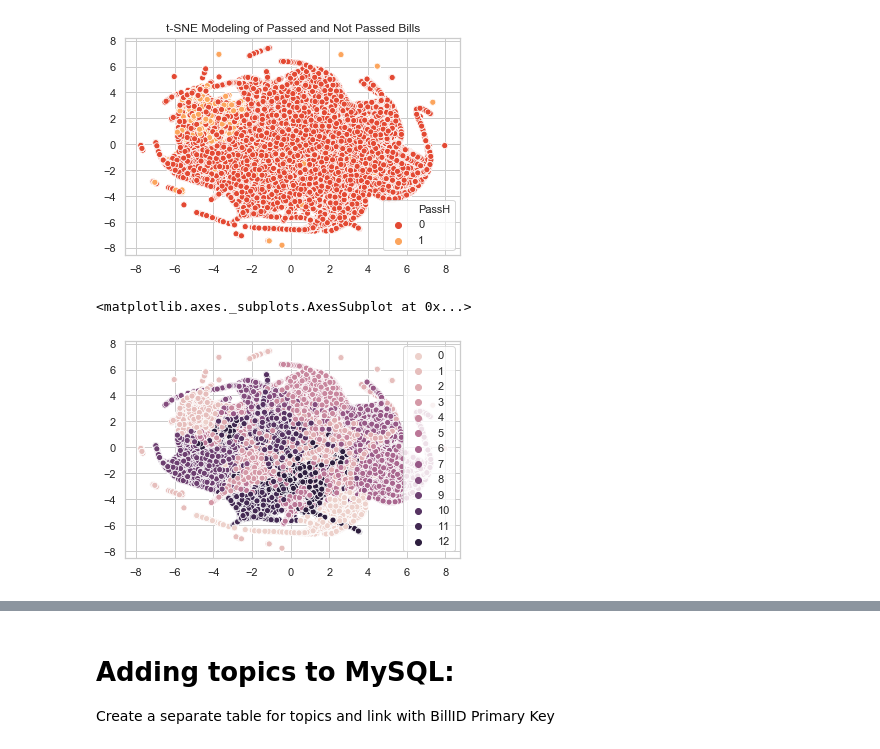
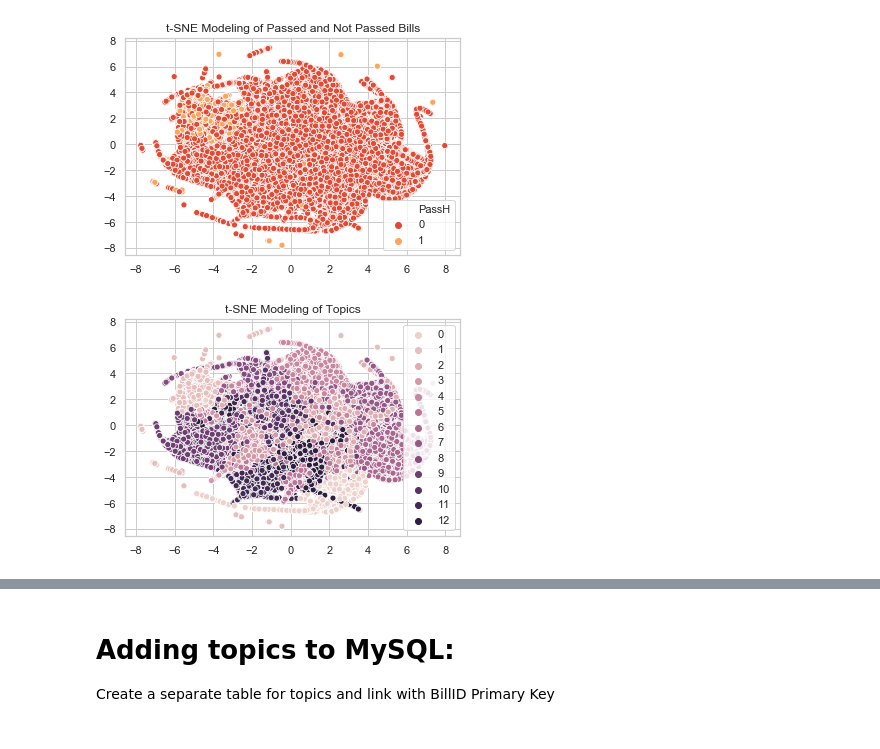
Before and after one commit to mellymillionz/Congressional_Bill_Passage_Analysis, a Jupyter notebook: Completed_LDA_Topics.ipynb, the cells around one changed output, grey strips where cells are left out. Cells and saved outputs as stored; diff of their text form; code cells hidden in the pictures.

Commit message:
further topic visuals

```diff
--- a/Completed_LDA_Topics.ipynb
+++ b/Completed_LDA_Topics.ipynb
@@ -671,7 +673,7 @@ The goal is to take a set of points in a high-dimensional space and find a faith
 # %%
 from sklearn.manifold import TSNE
 # time_start = time.time()
-tsne = TSNE(n_components=2, verbose=1, perplexity=40, n_iter=300, random_state=2)
+tsne = TSNE(n_components=2, verbose=1, perplexity=30, n_iter=300, random_state=2)
 X_embedded = tsne.fit_transform(lda_output)
 # print('t-SNE done! Time elapsed: {} seconds'.format(time.time()-time_start))
 # %% [output]
@@ -707,13 +709,15 @@ plt.savefig('tsne_passh.png')
 # %%
 import seaborn as sns
 from matplotlib import pyplot as plt
 sns.set_style("whitegrid")
 sns.set_palette("RdYlBu")
 
 
 # plt.figure(figsize=(15,8))
 
 sns.scatterplot(X_embedded[:,0], X_embedded[:,1], hue=clusters, legend='full')
+plt.legend(loc='center right')
+plt.title('t-SNE Modeling of Topics')
+plt.savefig('tsne_topics.png')
 # %% [output]
-<matplotlib.axes._subplots.AxesSubplot at 0x...>
-[figure, old version]
+[figure, new version]
```
Also changed, not shown: parts of 4 cells of this notebook.
